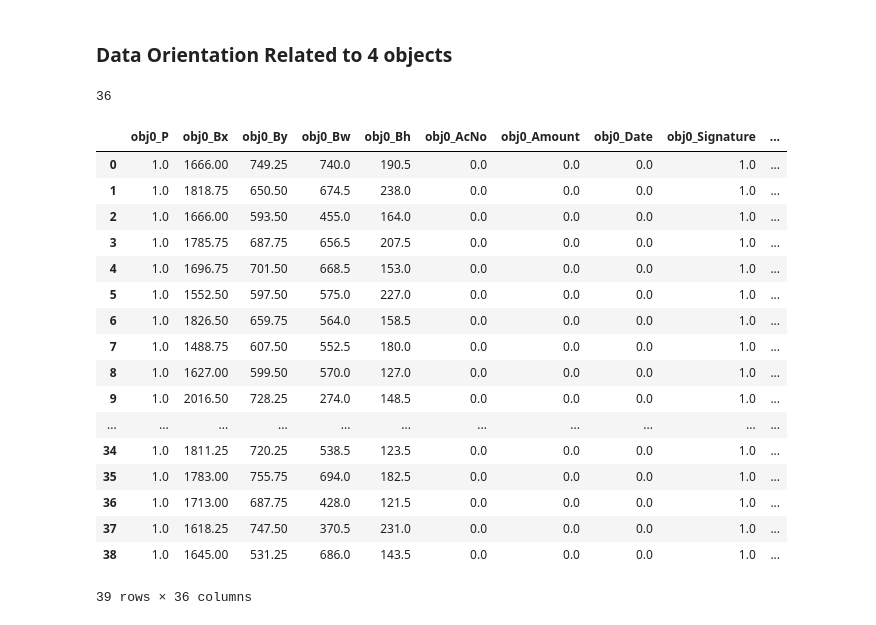
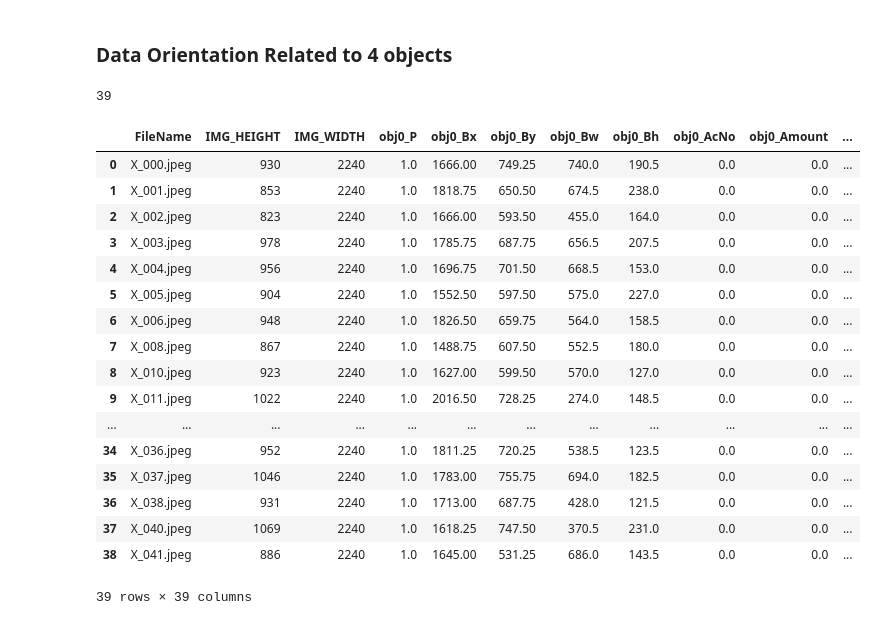
Before and after one commit to HETC-CSE-2020-2024-GROUP-7/Layout_Detection_of_Bank_Cheque_using_YOLO, a Jupyter notebook: data/data_process.ipynb, the cells around one changed output. Cells and saved outputs as stored; diff of their text form; code cells hidden in the pictures.

```diff
--- a/data/data_process.ipynb
+++ b/data/data_process.ipynb
@@ -117,32 +117,36 @@ normalaized_df = class_encoded_df
 # %% [markdown]
 ### Data Orientation Related to 4 objects
 # %%
-columns = [f"obj{j}_{i}" for j in range(4) for i in normalaized_df.columns[3:] ]
+previous_columns = normalaized_df.columns[:3]
+columns = list(previous_columns)+[f"obj{j}_{i}" for j in range(4) for i in normalaized_df.columns[3:] ]
 disp(len(columns))
 oriented_df=pd.DataFrame(columns=columns)
 for i,name in enumerate(normalaized_df.FileName.unique()):
-    oriented_df.loc[i]=np.array(
+
+    data_prefix = list(normalaized_df[normalaized_df.FileName==name].iloc[0,:3])
+
+    data_suffix = list(np.array(
         normalaized_df[normalaized_df.FileName == name].iloc[:,3:]
-    ).reshape(-1)
-
+    ).reshape(-1))
+    oriented_df.loc[i]=(data_prefix+data_suffix)
 oriented_df
 # %% [output]
-36
+39
-|  | obj0_P | obj0_Bx | obj0_By | obj0_Bw | obj0_Bh | obj0_AcNo | obj0_Amount | obj0_Date | obj0_Signature | ... |
-| 0 | 1.0 | 1666.00 | 749.25 | 740.0 | 190.5 | 0.0 | 0.0 | 0.0 | 1.0 | ... |
-| 1 | 1.0 | 1818.75 | 650.50 | 674.5 | 238.0 | 0.0 | 0.0 | 0.0 | 1.0 | ... |
-| 2 | 1.0 | 1666.00 | 593.50 | 455.0 | 164.0 | 0.0 | 0.0 | 0.0 | 1.0 | ... |
-| 3 | 1.0 | 1785.75 | 687.75 | 656.5 | 207.5 | 0.0 | 0.0 | 0.0 | 1.0 | ... |
-| 4 | 1.0 | 1696.75 | 701.50 | 668.5 | 153.0 | 0.0 | 0.0 | 0.0 | 1.0 | ... |
-| 5 | 1.0 | 1552.50 | 597.50 | 575.0 | 227.0 | 0.0 | 0.0 | 0.0 | 1.0 | ... |
-| 6 | 1.0 | 1826.50 | 659.75 | 564.0 | 158.5 | 0.0 | 0.0 | 0.0 | 1.0 | ... |
-| 7 | 1.0 | 1488.75 | 607.50 | 552.5 | 180.0 | 0.0 | 0.0 | 0.0 | 1.0 | ... |
-| 8 | 1.0 | 1627.00 | 599.50 | 570.0 | 127.0 | 0.0 | 0.0 | 0.0 | 1.0 | ... |
-| 9 | 1.0 | 2016.50 | 728.25 | 274.0 | 148.5 | 0.0 | 0.0 | 0.0 | 1.0 | ... |
-| ... | ... | ... | ... | ... | ... | ... | ... | ... | ... | ... |
-| 34 | 1.0 | 1811.25 | 720.25 | 538.5 | 123.5 | 0.0 | 0.0 | 0.0 | 1.0 | ... |
-| 35 | 1.0 | 1783.00 | 755.75 | 694.0 | 182.5 | 0.0 | 0.0 | 0.0 | 1.0 | ... |
-| 36 | 1.0 | 1713.00 | 687.75 | 428.0 | 121.5 | 0.0 | 0.0 | 0.0 | 1.0 | ... |
-| 37 | 1.0 | 1618.25 | 747.50 | 370.5 | 231.0 | 0.0 | 0.0 | 0.0 | 1.0 | ... |
-| 38 | 1.0 | 1645.00 | 531.25 | 686.0 | 143.5 | 0.0 | 0.0 | 0.0 | 1.0 | ... |
+|  | FileName | IMG_HEIGHT | IMG_WIDTH | obj0_P | obj0_Bx | obj0_By | obj0_Bw | obj0_Bh | obj0_AcNo | obj0_Amount | ... |
+| 0 | X_000.jpeg | 930 | 2240 | 1.0 | 1666.00 | 749.25 | 740.0 | 190.5 | 0.0 | 0.0 | ... |
+| 1 | X_001.jpeg | 853 | 2240 | 1.0 | 1818.75 | 650.50 | 674.5 | 238.0 | 0.0 | 0.0 | ... |
+| 2 | X_002.jpeg | 823 | 2240 | 1.0 | 1666.00 | 593.50 | 455.0 | 164.0 | 0.0 | 0.0 | ... |
+| 3 | X_003.jpeg | 978 | 2240 | 1.0 | 1785.75 | 687.75 | 656.5 | 207.5 | 0.0 | 0.0 | ... |
+| 4 | X_004.jpeg | 956 | 2240 | 1.0 | 1696.75 | 701.50 | 668.5 | 153.0 | 0.0 | 0.0 | ... |
+| 5 | X_005.jpeg | 904 | 2240 | 1.0 | 1552.50 | 597.50 | 575.0 | 227.0 | 0.0 | 0.0 | ... |
+| 6 | X_006.jpeg | 948 | 2240 | 1.0 | 1826.50 | 659.75 | 564.0 | 158.5 | 0.0 | 0.0 | ... |
+| 7 | X_008.jpeg | 867 | 2240 | 1.0 | 1488.75 | 607.50 | 552.5 | 180.0 | 0.0 | 0.0 | ... |
+| 8 | X_010.jpeg | 923 | 2240 | 1.0 | 1627.00 | 599.50 | 570.0 | 127.0 | 0.0 | 0.0 | ... |
+| 9 | X_011.jpeg | 1022 | 2240 | 1.0 | 2016.50 | 728.25 | 274.0 | 148.5 | 0.0 | 0.0 | ... |
+| ... | ... | ... | ... | ... | ... | ... | ... | ... | ... | ... | ... |
+| 34 | X_036.jpeg | 952 | 2240 | 1.0 | 1811.25 | 720.25 | 538.5 | 123.5 | 0.0 | 0.0 | ... |
+| 35 | X_037.jpeg | 1046 | 2240 | 1.0 | 1783.00 | 755.75 | 694.0 | 182.5 | 0.0 | 0.0 | ... |
+| 36 | X_038.jpeg | 931 | 2240 | 1.0 | 1713.00 | 687.75 | 428.0 | 121.5 | 0.0 | 0.0 | ... |
+| 37 | X_040.jpeg | 1069 | 2240 | 1.0 | 1618.25 | 747.50 | 370.5 | 231.0 | 0.0 | 0.0 | ... |
+| 38 | X_041.jpeg | 886 | 2240 | 1.0 | 1645.00 | 531.25 | 686.0 | 143.5 | 0.0 | 0.0 | ... |
-39 rows × 36 columns
+39 rows × 39 columns
```
